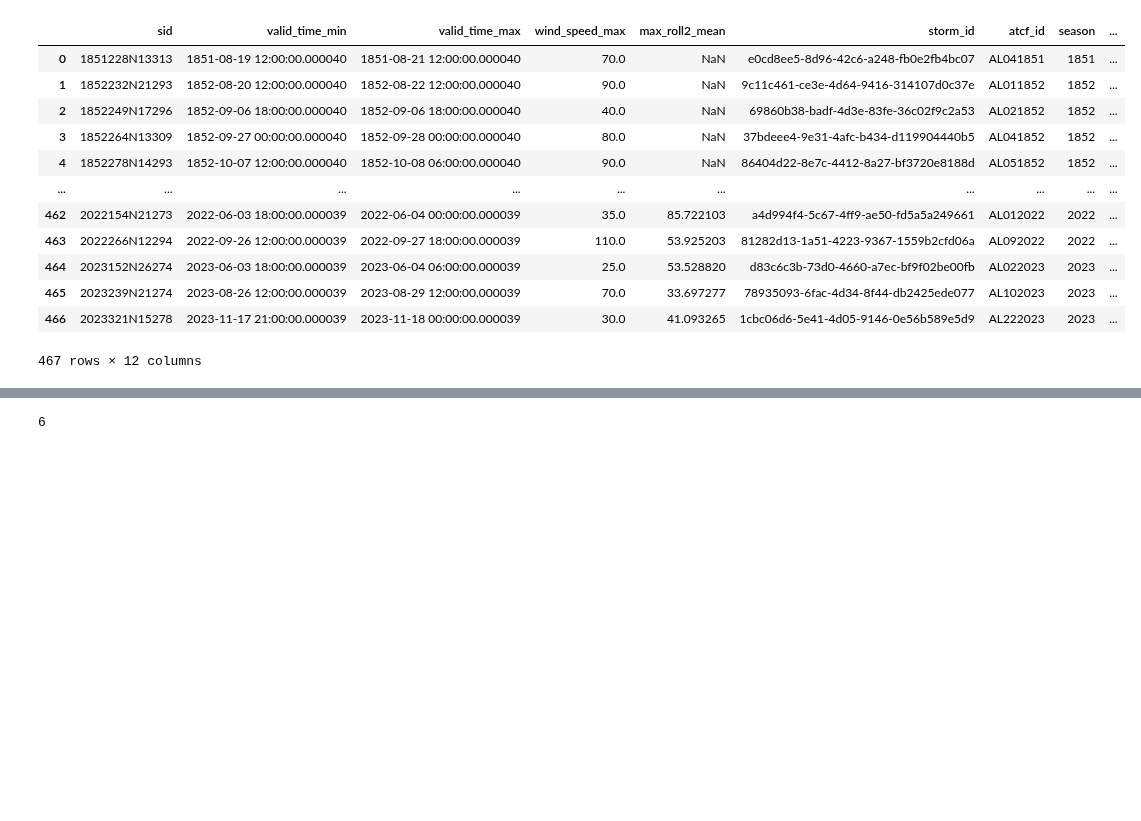
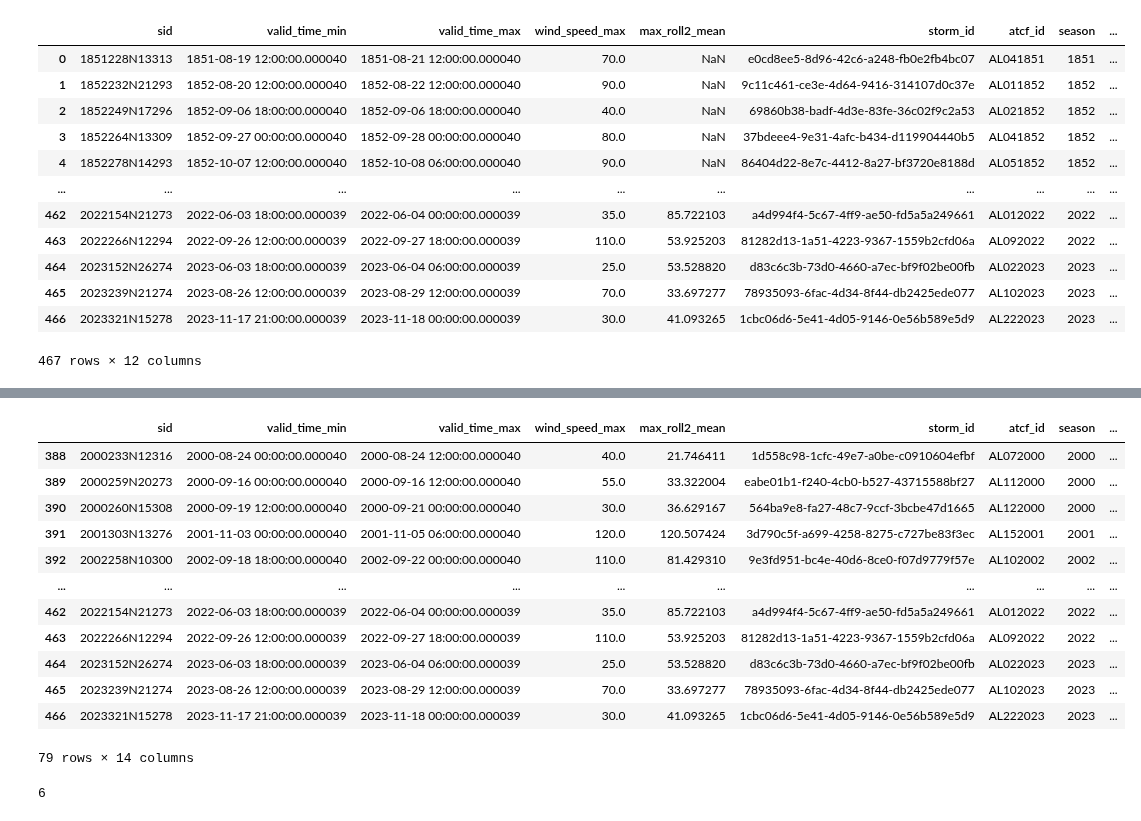
Before and after one commit to OCHA-DAP/ds-aa-cub-hurricanes, a Jupyter notebook: exploration/combine_imerg_ibtracs.ipynb, the cells around one changed output, grey strips where cells are left out. Saved outputs shown, nothing was run; the diff lists cells and outputs as text; code cells hidden in the pictures; blank space fills up the shorter version.

```diff
--- a/exploration/combine_imerg_ibtracs.ipynb
+++ b/exploration/combine_imerg_ibtracs.ipynb
@@ -101,3 +111,19 @@ df_stats_complete = df_stats.dropna()
+# %%
+df_stats_complete
+# %% [output]
+|  | sid | valid_time_min | valid_time_max | wind_speed_max | max_roll2_mean | storm_id | atcf_id | season | ... |
+| 388 | 2000233N12316 | 2000-08-24 00:00:00.000040 | 2000-08-24 12:00:00.000040 | 40.0 | 21.746411 | 1d558c98-1cfc-49e7-a0be-c0910604efbf | AL072000 | 2000 | ... |
+| 389 | 2000259N20273 | 2000-09-16 00:00:00.000040 | 2000-09-16 12:00:00.000040 | 55.0 | 33.322004 | eabe01b1-f240-4cb0-b527-43715588bf27 | AL112000 | 2000 | ... |
+| 390 | 2000260N15308 | 2000-09-19 12:00:00.000040 | 2000-09-21 00:00:00.000040 | 30.0 | 36.629167 | 564ba9e8-fa27-48c7-9ccf-3bcbe47d1665 | AL122000 | 2000 | ... |
+| 391 | 2001303N13276 | 2001-11-03 00:00:00.000040 | 2001-11-05 06:00:00.000040 | 120.0 | 120.507424 | 3d790c5f-a699-4258-8275-c727be83f3ec | AL152001 | 2001 | ... |
+| 392 | 2002258N10300 | 2002-09-18 18:00:00.000040 | 2002-09-22 00:00:00.000040 | 110.0 | 81.429310 | 9e3fd951-bc4e-40d6-8ce0-f07d9779f57e | AL102002 | 2002 | ... |
+| ... | ... | ... | ... | ... | ... | ... | ... | ... | ... |
+| 462 | 2022154N21273 | 2022-06-03 18:00:00.000039 | 2022-06-04 00:00:00.000039 | 35.0 | 85.722103 | a4d994f4-5c67-4ff9-ae50-fd5a5a249661 | AL012022 | 2022 | ... |
+| 463 | 2022266N12294 | 2022-09-26 12:00:00.000039 | 2022-09-27 18:00:00.000039 | 110.0 | 53.925203 | 81282d13-1a51-4223-9367-1559b2cfd06a | AL092022 | 2022 | ... |
+| 464 | 2023152N26274 | 2023-06-03 18:00:00.000039 | 2023-06-04 06:00:00.000039 | 25.0 | 53.528820 | d83c6c3b-73d0-4660-a7ec-bf9f02be00fb | AL022023 | 2023 | ... |
+| 465 | 2023239N21274 | 2023-08-26 12:00:00.000039 | 2023-08-29 12:00:00.000039 | 70.0 | 33.697277 | 78935093-6fac-4d34-8f44-db2425ede077 | AL102023 | 2023 | ... |
+| 466 | 2023321N15278 | 2023-11-17 21:00:00.000039 | 2023-11-18 00:00:00.000039 | 30.0 | 41.093265 | 1cbc06d6-5e41-4d05-9146-0e56b589e5d9 | AL222023 | 2023 | ... |
+79 rows × 14 columns
 # %%
 total_years = df_stats_complete["season"].nunique()
 # %%
```
Also changed, not shown: parts of 12 cells of this notebook, 5 other files.
